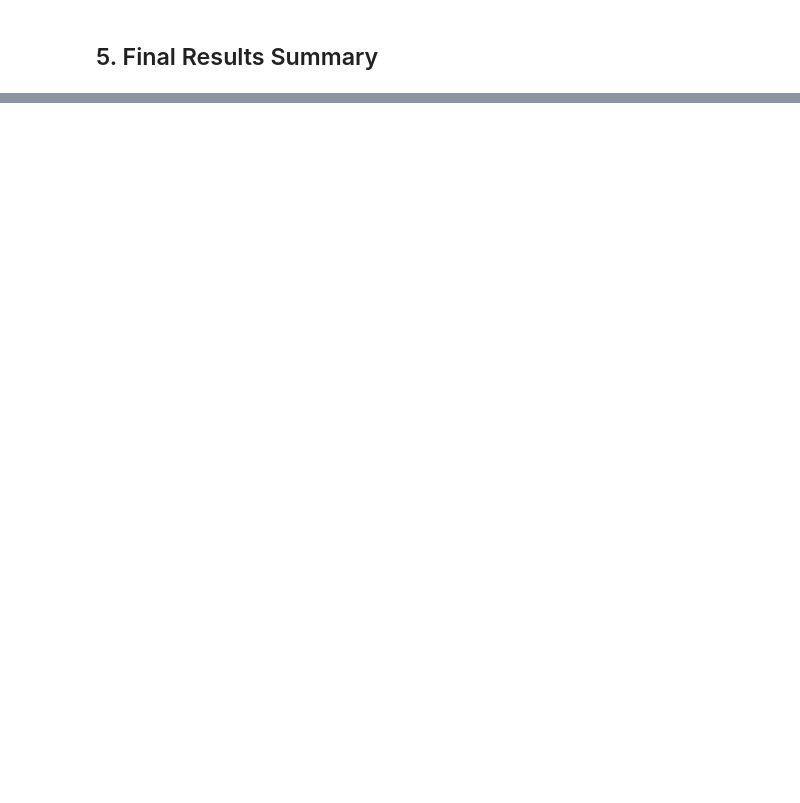
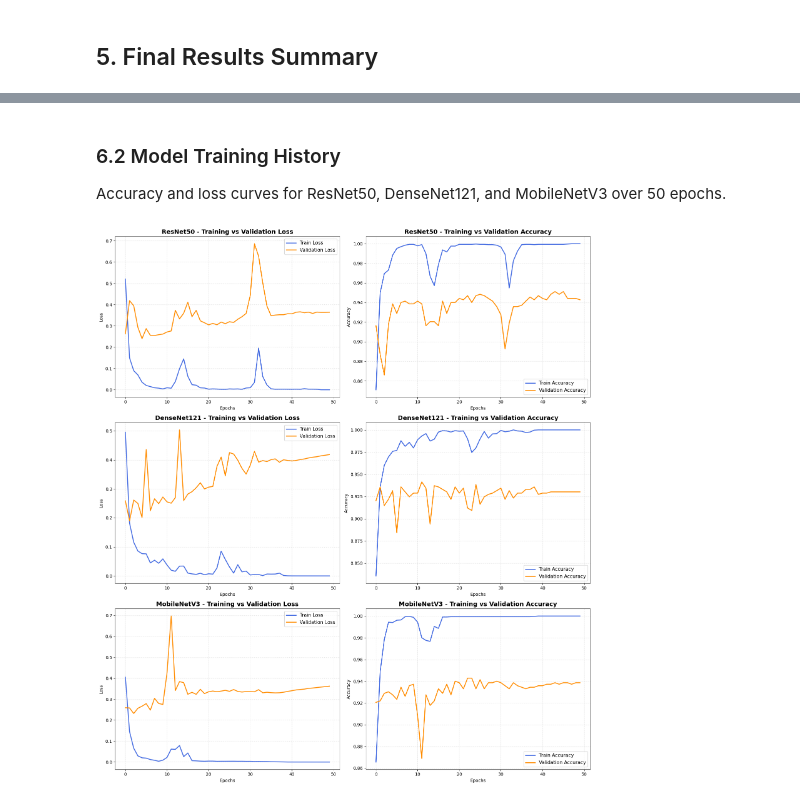
Before and after one commit to sf11w/ISB46703_AI_MiniProject_Group13, a Jupyter notebook: train_models.ipynb, the cells around one changed output, grey strips where cells are left out. Drawn from its saved outputs; the diff is of its cells as text; code cells hidden in the pictures; blank space fills up the shorter version.

Commit message:
Updated Data Analyst: Data Visualization

```diff
--- a/train_models.ipynb
+++ b/train_models.ipynb
@@ -386,0 +417,47 @@ Hyperparameter tuning complete!
+# %% [markdown]
+### 6.2 Model Training History
+Accuracy and loss curves for ResNet50, DenseNet121, and MobileNetV3 over 50 epochs.
+# %%
+import pandas as pd
+import matplotlib.pyplot as plt
+import os
+
+models = ['ResNet50', 'DenseNet121', 'MobileNetV3']
+csv_paths = {}
+
+for m in models:
+    if os.path.exists(f'{m}_training_history.csv'):
+        csv_paths[m] = f'{m}_training_history.csv'
+    elif os.path.exists(f'logs/{m}_training_history.csv'):
+        csv_paths[m] = f'logs/{m}_training_history.csv'
+    else:
+        print(f"Warning: History file for {m} not found!")
+
+fig, axes = plt.subplots(3, 2, figsize=(16, 18))
+
+for idx, m in enumerate(models):
+    if m not in csv_paths:
+        continue
+    df = pd.read_csv(csv_paths[m])
+
+    axes[idx, 0].plot(df['epoch'], df['loss'], label='Train Loss', color='royalblue', lw=2)
+    axes[idx, 0].plot(df['epoch'], df['val_loss'], label='Validation Loss', color='darkorange', lw=2)
+    axes[idx, 0].set_title(f'{m} - Training vs Validation Loss', fontsize=14, fontweight='bold')
+    axes[idx, 0].set_xlabel('Epochs')
+    axes[idx, 0].set_ylabel('Loss')
+    axes[idx, 0].legend(fontsize=11)
+    axes[idx, 0].grid(True, linestyle=':', alpha=0.6)
+
+    axes[idx, 1].plot(df['epoch'], df['accuracy'], label='Train Accuracy', color='royalblue', lw=2)
+    axes[idx, 1].plot(df['epoch'], df['val_accuracy'], label='Validation Accuracy', color='darkorange', lw=2)
+    axes[idx, 1].set_title(f'{m} - Training vs Validation Accuracy', fontsize=14, fontweight='bold')
+    axes[idx, 1].set_xlabel('Epochs')
+    axes[idx, 1].set_ylabel('Accuracy')
+    axes[idx, 1].legend(fontsize=11)
+    axes[idx, 1].grid(True, linestyle=':', alpha=0.6)
+
+plt.tight_layout()
+plt.savefig('models_training_curves.png', dpi=300)
+plt.show()
+# %% [output]
+[figure, added]
```
Also changed, not shown: parts of 15 cells of this notebook.
